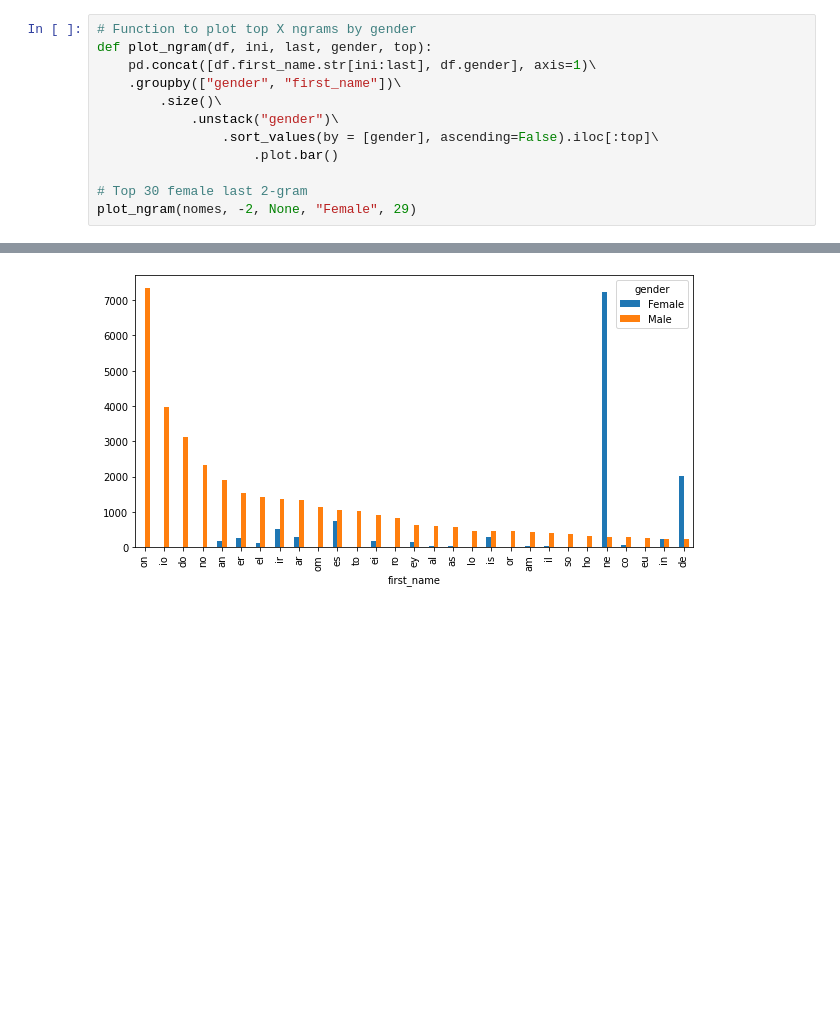
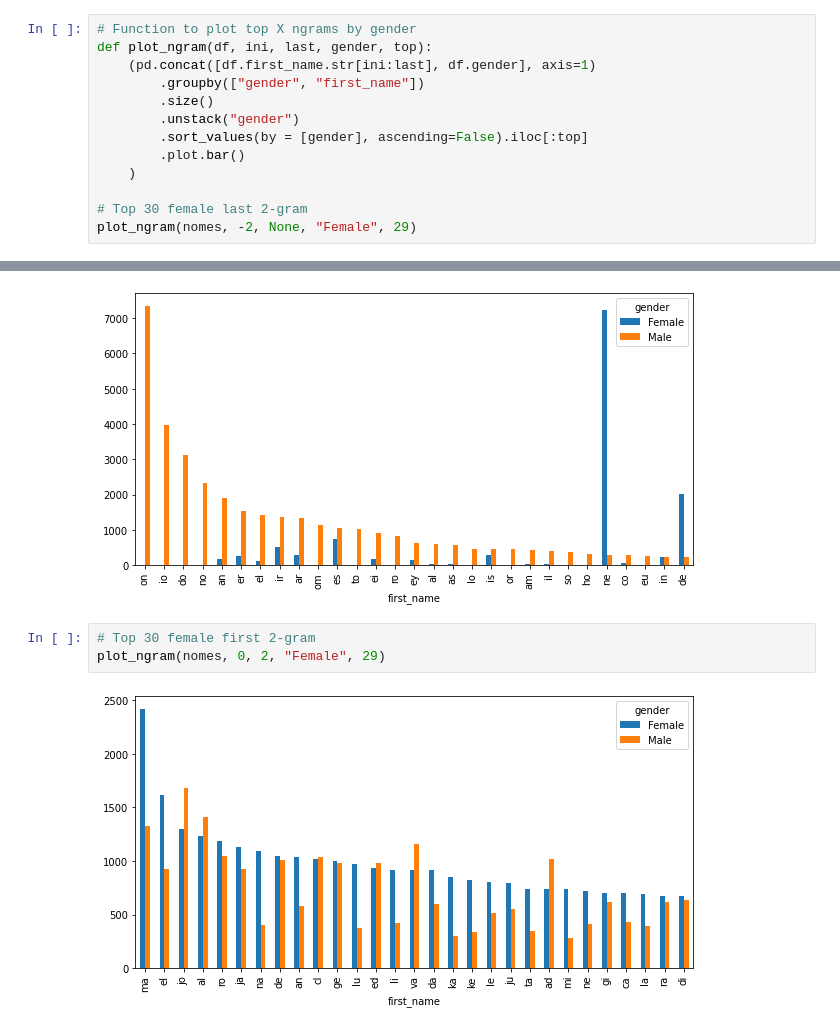
Before and after one commit to meirelesff/ml-genderBR, a Jupyter notebook: notebooks/0_exploration.ipynb, the cells around one changed output, grey strips where cells are left out. Cells and saved outputs as stored; diff of their text form; blank space fills up the shorter version.

```diff
--- a/notebooks/0_exploration.ipynb
+++ b/notebooks/0_exploration.ipynb
@@ -51,12 +52,13 @@ plot_gender(nomes, -3, -2)
 # %%
 # Function to plot top X ngrams by gender
 def plot_ngram(df, ini, last, gender, top):
-    pd.concat([df.first_name.str[ini:last], df.gender], axis=1)\
-    .groupby(["gender", "first_name"])\
-        .size()\
-            .unstack("gender")\
-                .sort_values(by = [gender], ascending=False).iloc[:top]\
-                    .plot.bar()
+    (pd.concat([df.first_name.str[ini:last], df.gender], axis=1)
+        .groupby(["gender", "first_name"])
+        .size()
+        .unstack("gender")
+        .sort_values(by = [gender], ascending=False).iloc[:top]
+        .plot.bar()
+    )
 
 # Top 30 female last 2-gram
 plot_ngram(nomes, -2, None, "Female", 29)
@@ -67,3 +69,8 @@ plot_ngram(nomes, -2, None, "Female", 29)
 plot_ngram(nomes, -2, None, "Male", 29)
 # %% [output]
 [figure]
+# %%
+# Top 30 female first 2-gram
+plot_ngram(nomes, 0, 2, "Female", 29)
+# %% [output]
+[figure, added]
```
Also changed, not shown: parts of 9 cells of this notebook, 1 other file.
